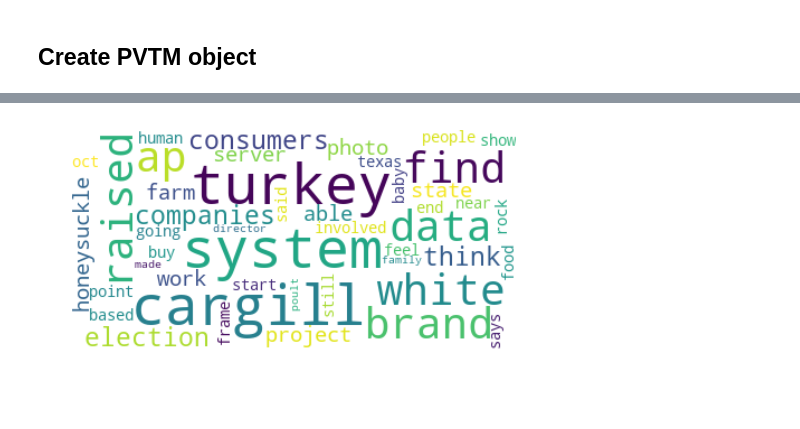
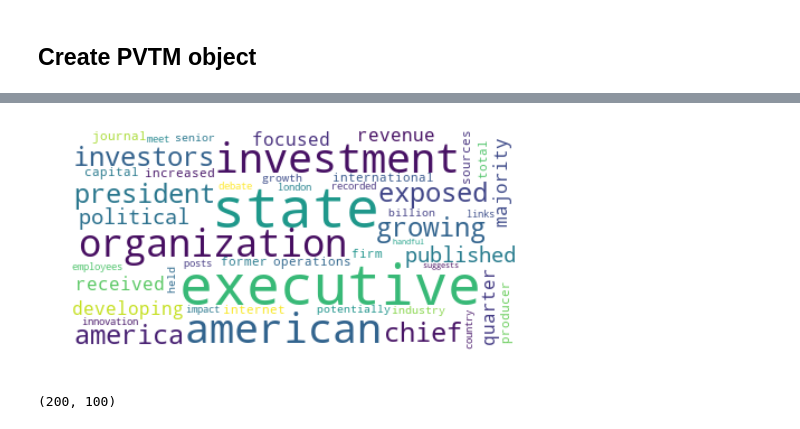
Before and after one commit to davidlenz/pvtm, a Jupyter notebook: class_PVTM.ipynb, the cells around one changed output, grey strips where cells are left out. Cells and saved outputs as stored; diff of their text form; code cells hidden in the pictures.

```diff
--- a/class_PVTM.ipynb
+++ b/class_PVTM.ipynb
@@ -54,21 +56,30 @@ model = Doc2Vec(vector_size=100,
 # %%
 class PVTM(Documents):
-    def __init__(self,texts,**kwargs):
+    def __init__(self, texts, **kwargs):
         x = [kk.split() for kk in texts]
         Documents.__init__(self,x)
         self.x_docs = Documents(x)
-        self.model = Doc2Vec(**kwargs)
+        self.epochs = 10
+
+        self.model = gensim.models.Doc2Vec(**kwargs)
+
+
     def gmm_clustering(self, **kwargs):
+        """
+        initialize GMM model
+        """
         self.gmm = mixture.GaussianMixture(**kwargs)
-    def get_gmm_cluster_center(self,vectors, gmm):
+
+
+    def get_gmm_cluster_center(self, vectors, gmm):
         self.gmm_clustercenter = []
         assignments = gmm.predict(vectors)
         n_components = np.unique(assignments).shape[0]
         for i in range(n_components):
             gmm_centerindexe = np.where(assignments==i, True, False)
+            self.gmm_clustercenter.append(vectors[gmm_centerindexe].mean(0))
 
-            self.gmm_clustercenter.append(vectors[gmm_centerindexe].mean(0))
-    def get_gmm_cluster_center_probas(self,vectors, gmm):
+    def get_gmm_cluster_center_probas(self, vectors, gmm):
         self.gmm_clustercenter_probas = []
 
         assignments_proba = gmm.predict_proba(vectors)
@@ -79,7 +90,10 @@ class PVTM(Documents):
                 center_j = vectors[j]*assignments_proba[:,i][j]
                 center.append(center_j)
             self.gmm_clustercenter_probas.append(np.mean(center,axis=0))
-    def create_wordcloud(self,topic, center_probas, n_words):
+
+    def create_wordcloud(self,topic, center_probas, n_words=100, use_probas=True):
+
+
         sims = cosine_similarity([center_probas[topic]], self.model.wv.vectors)
         sims = np.argsort(sims)[0][::-1]
         text = [self.model.wv.index2word[k] for k in sims[:n_words]]
@@ -92,8 +108,8 @@ class PVTM(Documents):
 ## Load data
 # %%
 import os
-input_dir_raw = 'data/heise/'
-input_file = os.path.join(os.path.abspath(input_dir_raw), 'heise.txt')
+input_dir_raw = 'data/'
+input_file = os.path.join(os.path.abspath(input_dir_raw), 'sample_5000.csv')
 print(input_file)
 with open(input_file, 'r', encoding='utf-8') as file:
     #line for line in file:
@@ -103,7 +119,7 @@ C:\Users\Viktoria\Desktop\Github\pvtm\data\heise\heise.txt
 # %%
-example_len = 10
+example_len = 200
 texts = _input[:example_len]
-cleaned_texts = preprocess(texts,lower=True,no_line_breaks=True,
+cleaned_texts =   preprocess(texts,lower=True,no_line_breaks=True,
                   no_currency_symbols = True,
                   no_urls=True,no_emails=True, no_phone_numbers=True,
                   no_numbers=True,no_digits=False,
@@ -138,12 +154,12 @@ pvtm = PVTM(_input, vector_size=100,
 print('Building vocab')
 pvtm.model.build_vocab(pvtm.x_docs)
 doc_counts = len(pvtm.documents)
-for epoch in range(1):
+for epoch in range(10):
     print("epoch " + str(epoch))
     pvtm.model.train(pvtm.x_docs, total_examples=doc_counts, epochs=1)
     #     model.save(MODEL_SAVE_NAME)
     pvtm.model.alpha -= 0.002  # decrease the learning rate
-    pvtm.model.min_alpha = model.alpha  # fix the learning rate, no decay
+#     pvtm.model.min_alpha = model.alpha  # fix the learning rate, no decay
 # %% [output]
 Building vocab
 epoch 0
@@ -179,6 +208,10 @@ BIC: 1130.5830267879155
 pvtm.get_gmm_cluster_center(vectors, pvtm.gmm)
 pvtm.get_gmm_cluster_center_probas(vectors, pvtm.gmm)
 # %%
-pvtm.create_wordcloud(3, pvtm.gmm_clustercenter_probas,50)
+pvtm.create_wordcloud(1, pvtm.gmm_clustercenter_probas,50)
 # %% [output]
-[figure, old version]
+[figure, new version]
+# %%
+pvtm.model.docvecs.vectors_docs.shape
+# %% [output]
+(200, 100)
```
Also changed, not shown: parts of 8 cells of this notebook, 1 other file.
